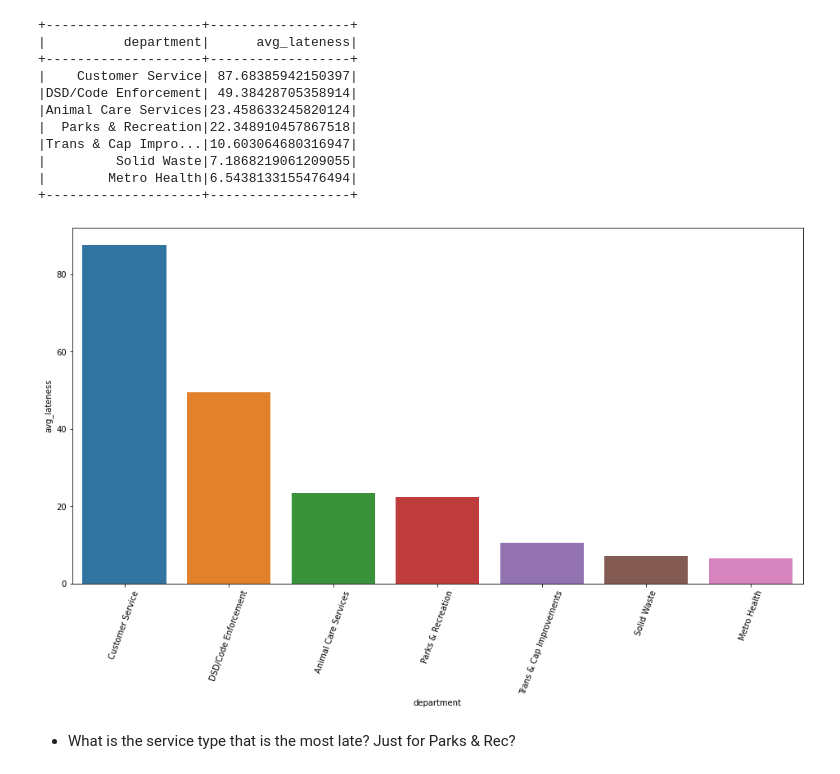
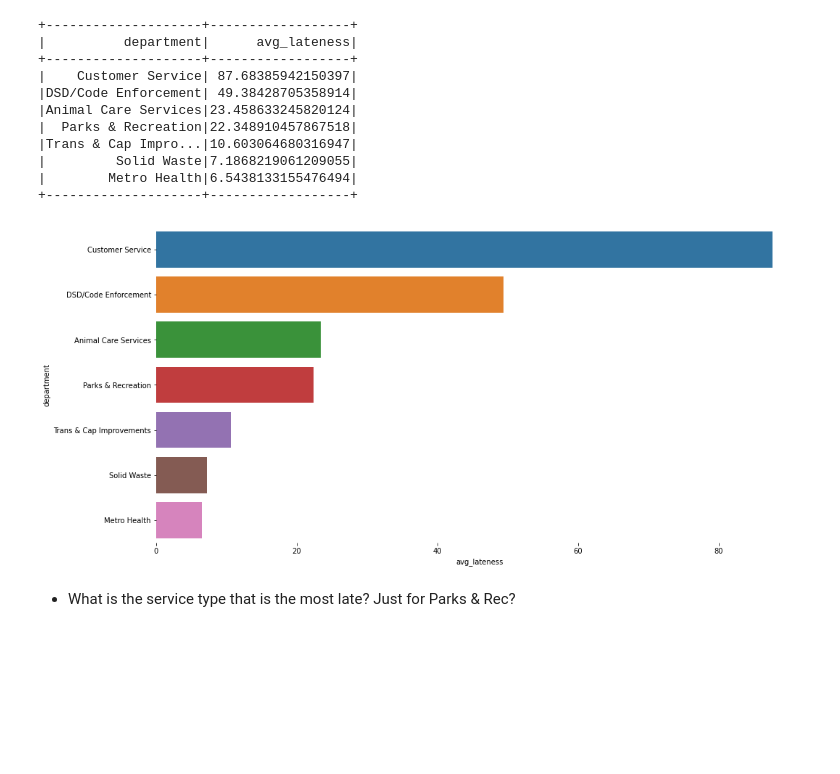
Before and after one commit to jivemachine/distributed-ml, a Jupyter notebook: exploring_exercises.ipynb, the cells around one changed output. Saved outputs shown, nothing was run; the diff lists cells and outputs as text; code cells hidden in the pictures; blank space fills up the shorter version.

```diff
--- a/exploring_exercises.ipynb
+++ b/exploring_exercises.ipynb
@@ -156,20 +162,21 @@ only showing top 1 row
 # %%
 lateness = (
     df.where("case_late == 'True'")
     .groupBy("department")
     .agg(mean("num_days_late").alias("avg_lateness"))
     .sort(desc("avg_lateness"))
     .toPandas()
 )
 plt.figure(figsize=(16,8))
 
-sns.barplot(y = lateness.avg_lateness, x = lateness.department, data=lateness)
-plt.xticks(rotation=70)
+sns.barplot(x = lateness.avg_lateness, y = lateness.department, data=lateness)
 
 
+sns.despine(left=True, bottom=True)
+
 plt.show()
 # %% [output]
-[figure, old version]
+[figure, new version]
 # %% [markdown]
 - What is the service type that is the most late? Just for Parks & Rec?
 # %%
```
Also changed, not shown: parts of 18 cells of this notebook.
